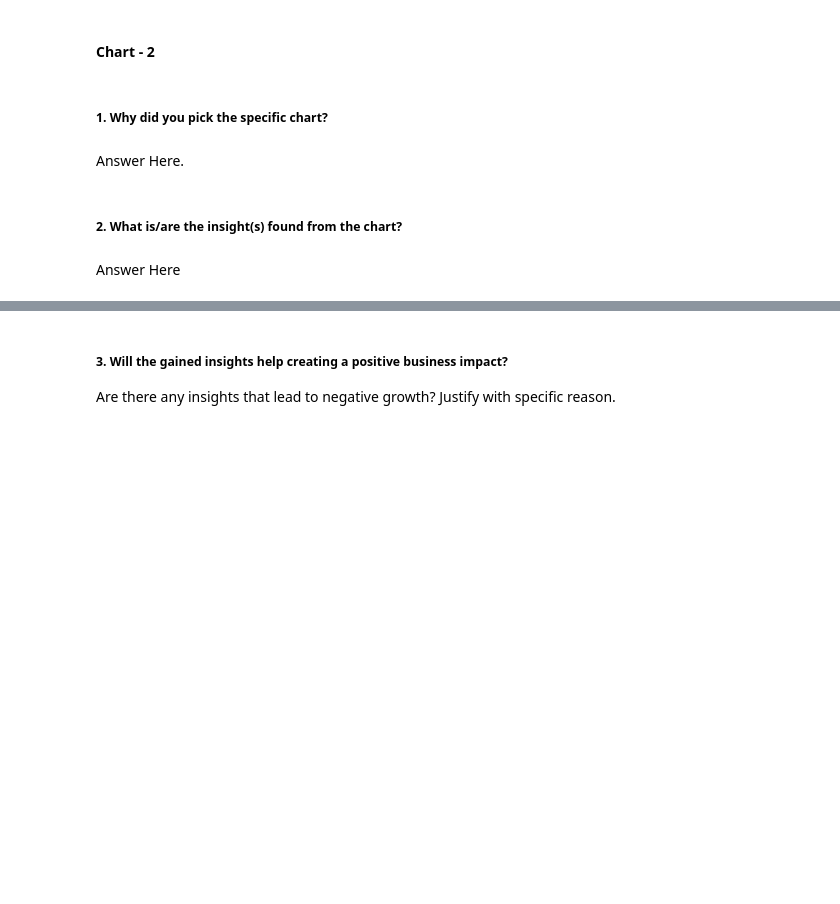
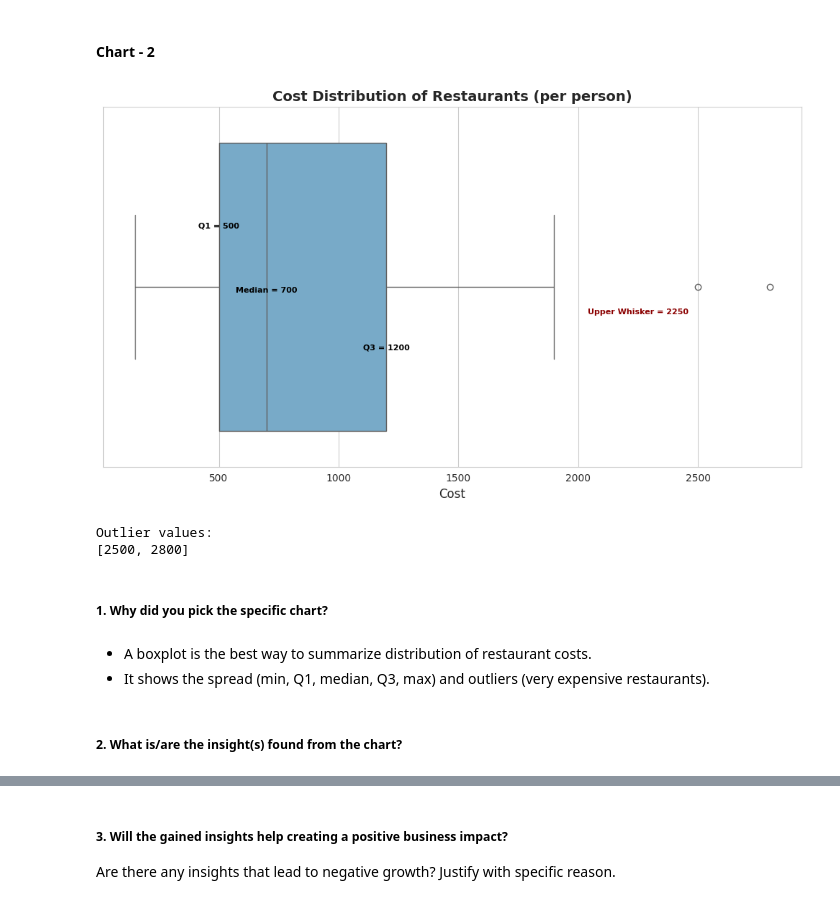
Before and after one commit to Ash99-commits/Unsupervised_ML_Zomato-Restaurant_Clustering_And_Sentiment_Analysis, a Jupyter notebook: Unsupervised_ML_Zomato_Restaurant_Clustering_And_Sentiment_Analysis_Ashwani_Kumar_Patra.ipynb, the cells around one changed output, grey strips where cells are left out. Cells and saved outputs as stored; diff of their text form; code cells hidden in the pictures; blank space fills up the shorter version.

Commit message:
Chart 2 - Cost Distribution of Restaurants per person (Box Plot), plotted, insights are driven from it, along with its business impact [both positive and negative(if any)].

```diff
--- a/Unsupervised_ML_Zomato_Restaurant_Clustering_And_Sentiment_Analysis_Ashwani_Kumar_Patra.ipynb
+++ b/Unsupervised_ML_Zomato_Restaurant_Clustering_And_Sentiment_Analysis_Ashwani_Kumar_Patra.ipynb
@@ -686,8 +684,65 @@ Business Impact :-
+# %%
+# Chart 2 Visualization Code - Cost Distribution of Restaurants per person (Box Plot)
+
+# Setting the aesthetic style of the plots
+sns.set_style("whitegrid")
+
+plt.figure(figsize=(10, 6))   # Setting the figure size
+
+# Choosing a soothing & professional color (light blue)
+color = sns.color_palette("Blues", 1)
+
+# Creating the boxplot
+ax = sns.boxplot(x=restaurants_df['Cost'], color=color[0])
+
+# Calculating Q1, Median, Q3
+q1 = restaurants_df['Cost'].quantile(0.25)   # 25th percentile
+median = restaurants_df['Cost'].median()     # 50th percentile
+q3 = restaurants_df['Cost'].quantile(0.75)   # 75th percentile
+
+# Calculate IQR
+iqr = q3 - q1
+
+# Calculating whisker bounds
+lower_whisker = q1 - 1.5 * iqr
+upper_whisker = q3 + 1.5 * iqr
+
+# Identifying outliers
+outliers = restaurants_df[(restaurants_df['Cost'] < lower_whisker) | (restaurants_df['Cost'] > upper_whisker)]['Cost']
+
+# Adding annotations
+# Q1 annotation slightly below the box
+plt.text(q1, -0.18, f"Q1 = {q1:.0f}", ha='center', va='top', fontsize=8, color='black', fontweight="bold")
+
+# Median annotation directly on the median line
+plt.text(median, 0.02, f"Median = {median:.0f}", ha='center', va='bottom', fontsize=8, color='black', fontweight="bold")
+
+# Q3 annotation slightly above the box
+plt.text(q3, 0.18, f"Q3 = {q3:.0f}", ha='center', va='bottom', fontsize=8, color='black', fontweight="bold")
+
+# Adding whisker annotations
+#plt.text(lower_whisker, 0.08, f"Lower Whisker = {lower_whisker:.0f}", ha='center', va='bottom', fontsize=8, color='darkred', fontweight="bold")
+plt.text(upper_whisker, 0.08, f"Upper Whisker = {upper_whisker:.0f}", ha='center', va='bottom', fontsize=8, color='darkred', fontweight="bold")
+
+# Adding Titles and labels
+plt.title('Cost Distribution of Restaurants (per person)', fontsize=14, fontweight='bold')
+plt.xlabel('Cost', fontsize=12)
+
+# Layout
+plt.tight_layout()
+plt.show()
+
+# Printing outlier values
+print("\nOutlier values:")
+print(outliers.tolist())
+# %% [output]
+[figure, added]
+Outlier values:
+[2500, 2800]
 # %% [markdown]
 ##### 1. Why did you pick the specific chart?
-# %% [markdown]
-Answer Here.
+# %% [markdown]
+* A boxplot is the best way to summarize distribution of restaurant costs.
+* It shows the spread (min, Q1, median, Q3, max) and outliers (very expensive restaurants).
 # %% [markdown]
 ##### 2. What is/are the insight(s) found from the chart?
-# %% [markdown]
-Answer Here
```
Also changed, not shown: parts of 4 cells of this notebook.
